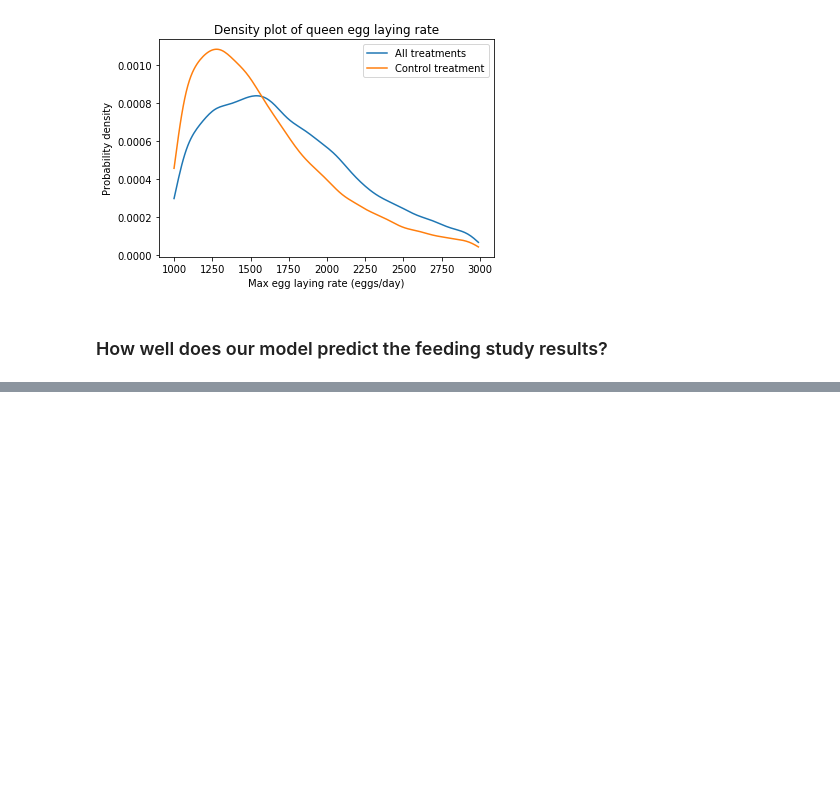
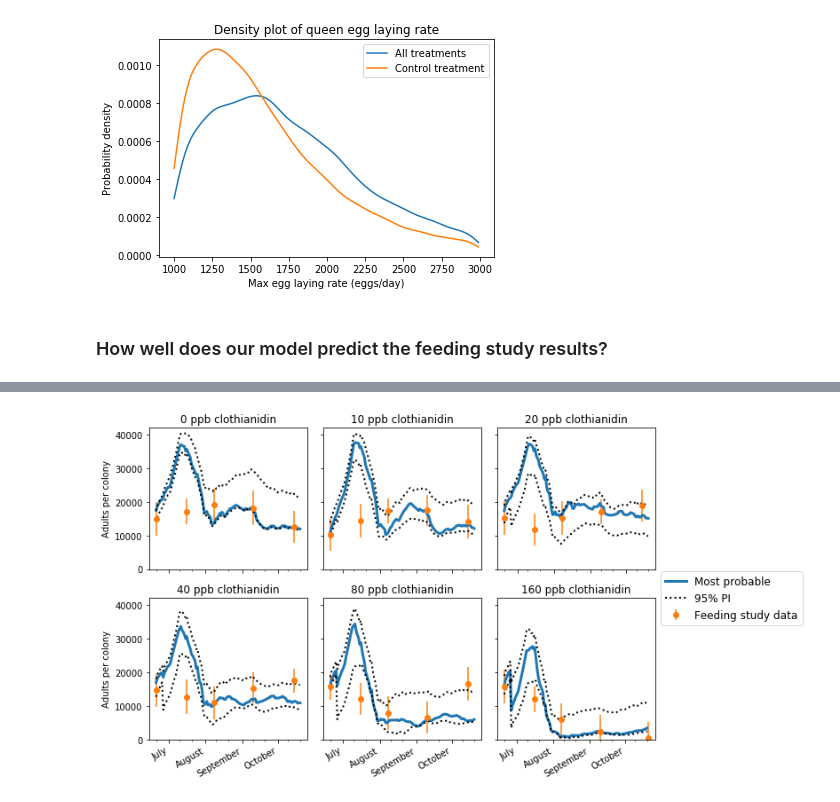
Before and after one commit to JeffreyMinucci/bee_neonic_abc, a Jupyter notebook: results_and_visuals.ipynb, the cells around one changed output, grey strips where cells are left out. Saved outputs shown, nothing was run; the diff lists cells and outputs as text; code cells hidden in the pictures; blank space fills up the shorter version.

Commit message:
edit col name of initial_cond, add pop plots with error bars

```diff
--- a/results_and_visuals.ipynb
+++ b/results_and_visuals.ipynb
@@ -413,7 +413,7 @@ def posterior_predict_ci(sample_in, ci = 95):
     return lower, upper
 
 
-def plot_pop_predictions(response, df, field_data, lower, upper, pi=True):
+def plot_pop_predictions(response, df, field_data, lower, upper, pi=True, save=False, fig_form = 'pdf'):
     """
     Takes the posterior generation of parameters and
     plots MAP and 95% PI colony size vs field data
@@ -421,6 +421,7 @@ def plot_pop_predictions(response, df, field_data, lower, upper, pi=True):
     resp_index = ["Adults", "Pupae", "Larvae", "Eggs"].index(response)
     DATES_STR = ['07/16/2014', '08/08/2014','09/10/2014', '10/15/2014']
     DATES_STR_HIGH = ['07/16/2014', '08/08/2014','09/10/2014', '10/21/2014'] #high had a late CCA7
+    initial_df = pd.read_csv('data/initial_conditions.csv', index_col=0)
     #sample = draw_posterior(df,w,samples)
     MAP_row = np.where(np.max(w)==w)[0][0]
     MAP_pars = df.iloc[MAP_row,:].to_dict()
@@ -436,25 +437,35 @@ def plot_pop_predictions(response, df, field_data, lower, upper, pi=True):
     months = mdates.MonthLocator()  # every month
     monthsFmt = mdates.DateFormatter('%B')
     for i, trt in enumerate(trts):
-        axs[i].plot(date_range, MAP_sim.iloc[i,:], linewidth=3, label="Max. a posteriori")
+        axs[i].plot(date_range, MAP_sim.iloc[i,:], linewidth=3, label="Most probable")
         if trt == "160":
             field_dates = [datetime.datetime.strptime(date, "%m/%d/%Y").date() for date in DATES_STR_HIGH]
         else:
             field_dates = [datetime.datetime.strptime(date, "%m/%d/%Y").date() for date in DATES_STR]
         if pi:
-            axs[i].plot(date_range,lower[i,:,resp_index], 'k', linestyle=":", linewidth=2, label="95% prediction int.")
+            axs[i].plot(date_range,lower[i,:,resp_index], 'k', linestyle=":", linewidth=2, label="95% PI")
             axs[i].plot(date_range,upper[i,:, resp_index], 'k', linestyle=":", linewidth=2)
-        empirical_pops = np.append(MAP_sim.iloc[i,0],field_data["mean"][i,:,resp_index]) #append start date to otherdates
-        #empirical_sd = np.append(MAP_sim.iloc[i,0],field_data["sd"][i,:,resp_index]) #append start date to otherdates
-        axs[i].plot_date([start]+field_dates, empirical_pops, label= "Feeding study data")
-        #axs[i].errorbar([start]+field_dates, empirical_pops, yerr = empirical_sd)
+        empirical_pops = np.append(initial_df.loc[int(trt),response.lower()+"_mean"],
+                                   field_data["mean"][i,:,resp_index]) #append start date to otherdates
+        empirical_sd = np.append(initial_df.loc[int(trt),response.lower()+"_sd"],
+                                 field_data["sd"][i,:,resp_index]) #append start date to otherdates
+        #axs[i].plot_date([start]+field_dates, empirical_pops, label= "Feeding study data")
+        axs[i].errorbar([start]+field_dates, empirical_pops, yerr = empirical_sd, fmt='o',
+                        color = 'tab:orange', label = "Feeding study data")
         axs[i].set_title(trt+" ppb clothianidin")
         axs[i].xaxis.set_major_locator(months)
         axs[i].xaxis.set_major_formatter(monthsFmt)
         axs[i].xaxis.set_minor_locator(days)
+        axs[i].set_ylim(bottom=0)
         if i in [0,3]:
-            axs[i].set(ylabel=response + " bees per colony")
+            axs[i].set(ylabel=response + " per colony")
+    handles, labels = axs[i].get_legend_handles_labels()
     fig.autofmt_xdate()
+    fig.tight_layout()
+    lgd = plt.legend(handles,labels, loc='center left', bbox_to_anchor=(1, 1), prop={'size': 12})
+    if save:
+        plt.savefig('figures/posterior_predictions/bee_population/{}.{}'.format(response, fig_form),
+                    bbox_extra_artists=(lgd,), bbox_inches='tight')
     plt.show()
 
 
@@ -483,2 +492,4 @@ TypeError: object of type 'builtin_function_or_method' has no len()
 # %%
-plot_pop_predictions('Adults', df, field_data, lower=lower_pi, upper=upper_pi)
+plot_pop_predictions('Adults', df, field_data, lower=lower_pi, upper=upper_pi, save = True, fig_form='pdf')
+# %% [output]
+[figure, added]
```
Also changed, not shown: parts of 7 cells of this notebook, 2 other files.
